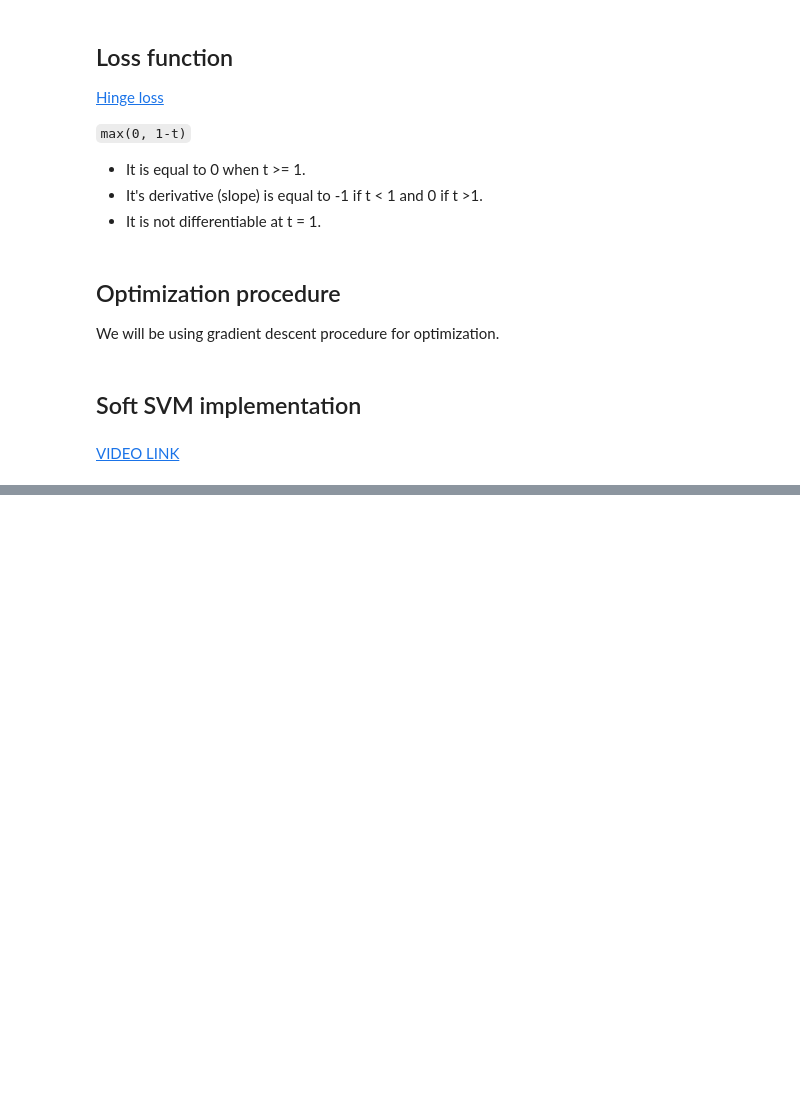
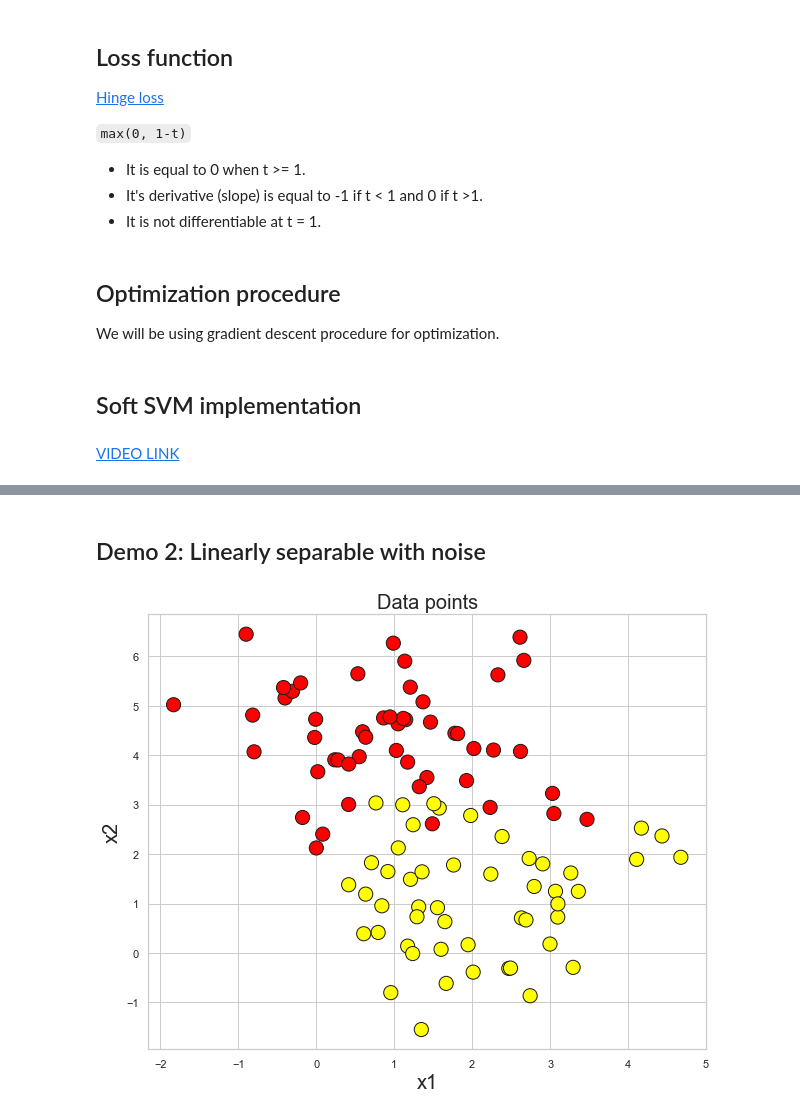
Before and after one commit to ganeshbmc/MLT, a Jupyter notebook: colabs_mlt/wk8_soft_svm_mlt.ipynb, the cells around one changed output, grey strips where cells are left out. Cells and saved outputs as stored; diff of their text form; code cells hidden in the pictures; blank space fills up the shorter version.

```diff
--- a/colabs_mlt/wk8_soft_svm_mlt.ipynb
+++ b/colabs_mlt/wk8_soft_svm_mlt.ipynb
@@ -97,0 +205,23 @@ class softSVM:
+# %% [markdown]
+## Demo 2: Linearly separable with noise
+# %%
+# necessary imports
+import numpy as np
+import matplotlib.pyplot as plt
+import seaborn as sns
+
+from sklearn.datasets import make_classification, make_blobs
+
+# set default color map for entire notebook/session
+sns.set_theme(style='whitegrid')
+
+X, y = make_blobs(n_samples=100, centers=2,
+                    random_state=0, cluster_std=1.1)
+plt.figure(figsize=(10, 8))
+plt.scatter(X[:, 0], X[:, 1], marker='o', c=y, s=200, edgecolor='k', cmap='autumn')
+plt.xlabel('x1', fontsize=20)
+plt.ylabel('x2', fontsize=20)
+plt.title('Data points', fontsize=20)
+plt.show()
+# %% [output]
+[figure, added]
```
Also changed, not shown: parts of 23 cells of this notebook, 1 other file.
